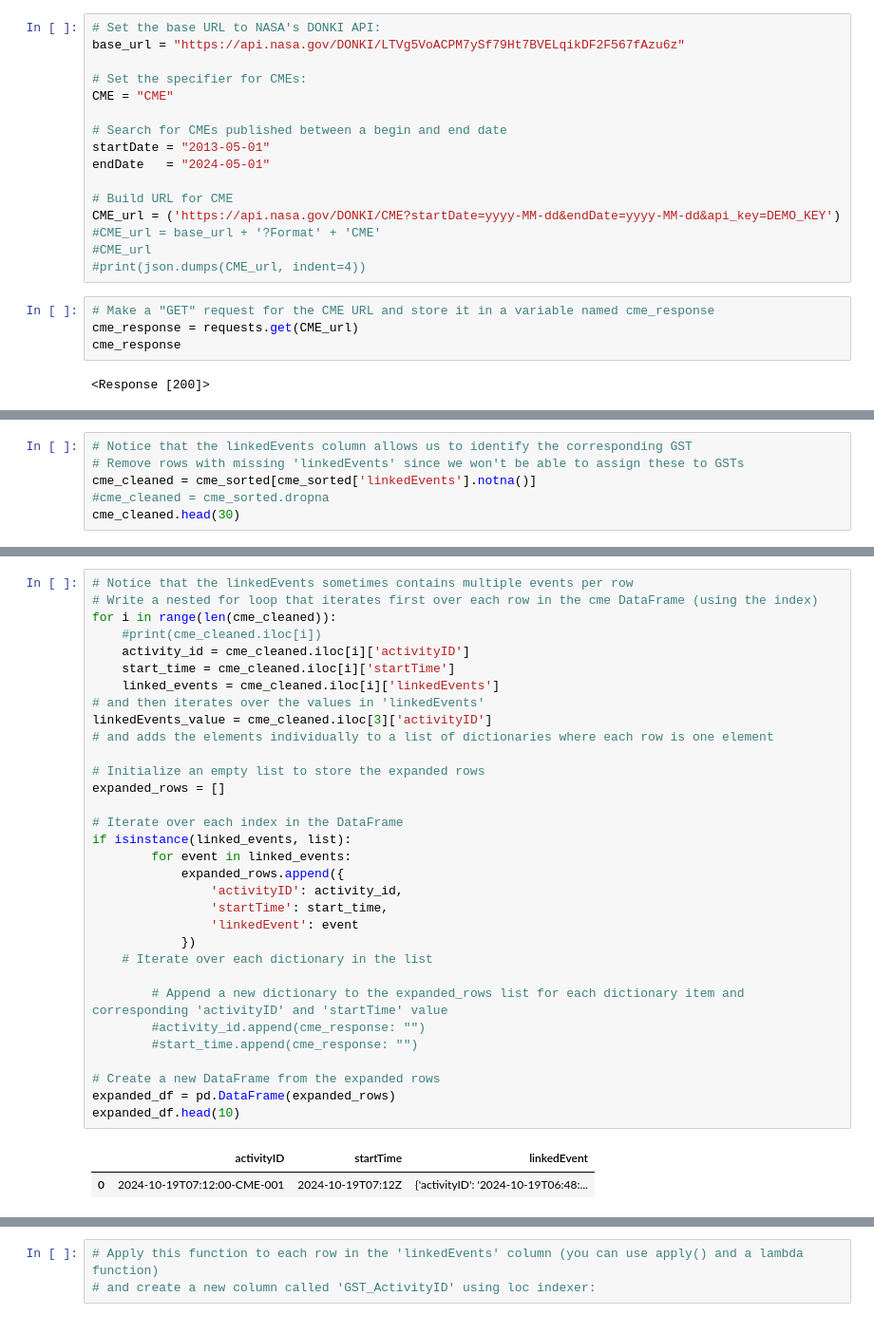
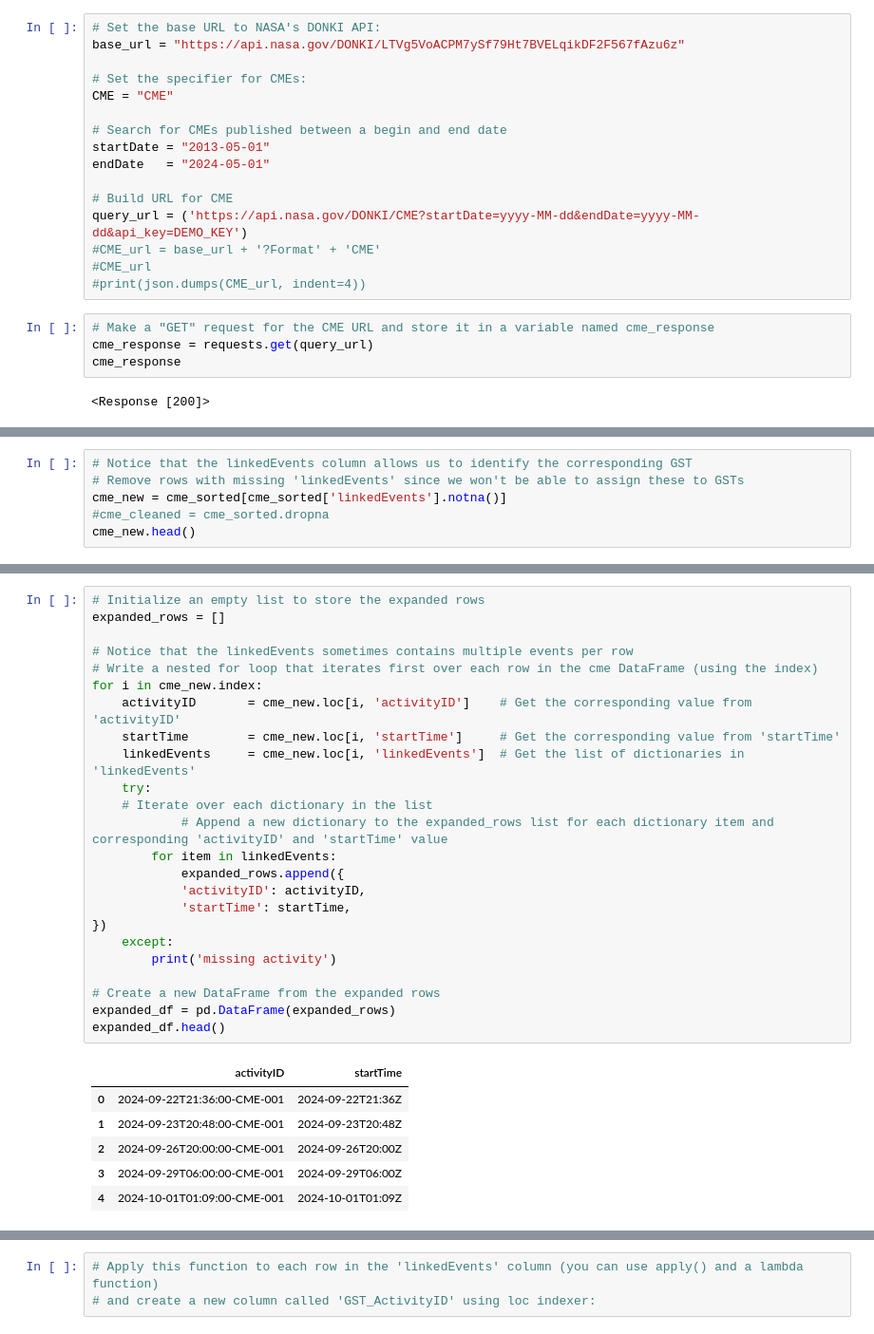
Before and after one commit to MishaHedman/data-sourcing-challenge, a Jupyter notebook: retrieve_data.ipynb, the cells around one changed output, grey strips where cells are left out. Shown at 95% size. Cells and saved outputs as stored; diff of their text form.

```diff
--- a/retrieve_data.ipynb
+++ b/retrieve_data.ipynb
@@ -27,13 +27,13 @@ startDate = "2013-05-01"
 endDate   = "2024-05-01"
 
 # Build URL for CME
-CME_url = ('https://api.nasa.gov/DONKI/CME?startDate=yyyy-MM-dd&endDate=yyyy-MM-dd&api_key=DEMO_KEY')
+query_url = ('https://api.nasa.gov/DONKI/CME?startDate=yyyy-MM-dd&endDate=yyyy-MM-dd&api_key=DEMO_KEY')
 #CME_url = base_url + '?Format' + 'CME'
 #CME_url
 #print(json.dumps(CME_url, indent=4))
 # %%
 # Make a "GET" request for the CME URL and store it in a variable named cme_response
-cme_response = requests.get(CME_url)
+cme_response = requests.get(query_url)
 cme_response
 # %% [output]
 <Response [200]>
@@ -106,8 +106,8 @@ cme_sorted
 # %%
 # Notice that the linkedEvents column allows us to identify the corresponding GST
 # Remove rows with missing 'linkedEvents' since we won't be able to assign these to GSTs
-cme_cleaned = cme_sorted[cme_sorted['linkedEvents'].notna()]
+cme_new = cme_sorted[cme_sorted['linkedEvents'].notna()]
 #cme_cleaned = cme_sorted.dropna
-cme_cleaned.head(30)
+cme_new.head()
 # %% [output]
 |  | activityID | startTime | linkedEvents |
@@ -130,38 +119,34 @@ cme_cleaned.head(30)
 # %%
-# Notice that the linkedEvents sometimes contains multiple events per row
-# Write a nested for loop that iterates first over each row in the cme DataFrame (using the index)
-for i in range(len(cme_cleaned)):
-    #print(cme_cleaned.iloc[i])
-    activity_id = cme_cleaned.iloc[i]['activityID']
-    start_time = cme_cleaned.iloc[i]['startTime']
-    linked_events = cme_cleaned.iloc[i]['linkedEvents']
-# and then iterates over the values in 'linkedEvents'
-linkedEvents_value = cme_cleaned.iloc[3]['activityID']
-# and adds the elements individually to a list of dictionaries where each row is one element
-
 # Initialize an empty list to store the expanded rows
 expanded_rows = []
 
-# Iterate over each index in the DataFrame
-if isinstance(linked_events, list):
-        for event in linked_events:
+# Notice that the linkedEvents sometimes contains multiple events per row
+# Write a nested for loop that iterates first over each row in the cme DataFrame (using the index)
+for i in cme_new.index:
+    activityID       = cme_new.loc[i, 'activityID']    # Get the corresponding value from 'activityID'
+    startTime        = cme_new.loc[i, 'startTime']     # Get the corresponding value from 'startTime'
+    linkedEvents     = cme_new.loc[i, 'linkedEvents']  # Get the list of dictionaries in 'linkedEvents'
+    try:
+    # Iterate over each dictionary in the list
+            # Append a new dictionary to the expanded_rows list for each dictionary item and corresponding 'activityID' and 'startTime' value
+        for item in linkedEvents:
             expanded_rows.append({
-                'activityID': activity_id,
-                'startTime': start_time,
-                'linkedEvent': event
-            })
-    # Iterate over each dictionary in the list
-
-        # Append a new dictionary to the expanded_rows list for each dictionary item and corresponding 'activityID' and 'startTime' value
-        #activity_id.append(cme_response: "")
-        #start_time.append(cme_response: "")
+            'activityID': activityID,
+            'startTime': startTime,
+})
+    except:
+        print('missing activity')
 
 # Create a new DataFrame from the expanded rows
 expanded_df = pd.DataFrame(expanded_rows)
-expanded_df.head(10)
+expanded_df.head()
 # %% [output]
-|  | activityID | startTime | linkedEvent |
-| 0 | 2024-10-19T07:12:00-CME-001 | 2024-10-19T07:12Z | {'activityID': '2024-10-19T06:48:... |
+|  | activityID | startTime |
+| 0 | 2024-09-22T21:36:00-CME-001 | 2024-09-22T21:36Z |
+| 1 | 2024-09-23T20:48:00-CME-001 | 2024-09-23T20:48Z |
+| 2 | 2024-09-26T20:00:00-CME-001 | 2024-09-26T20:00Z |
+| 3 | 2024-09-29T06:00:00-CME-001 | 2024-09-29T06:00Z |
+| 4 | 2024-10-01T01:09:00-CME-001 | 2024-10-01T01:09Z |
 # %%
 # Create a function called extract_activityID_from_dict that takes a dict as input such as in linkedEvents
 # and verify below that it works as expected using one row from linkedEvents as an example
```
Also changed, not shown: parts of 5 cells of this notebook.
